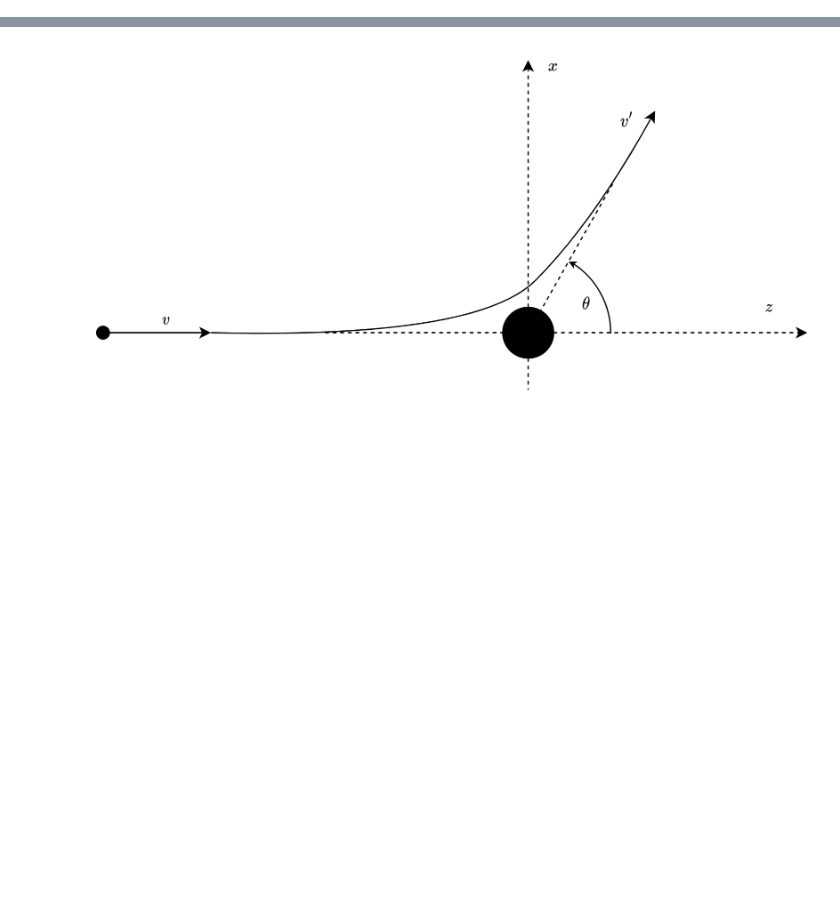
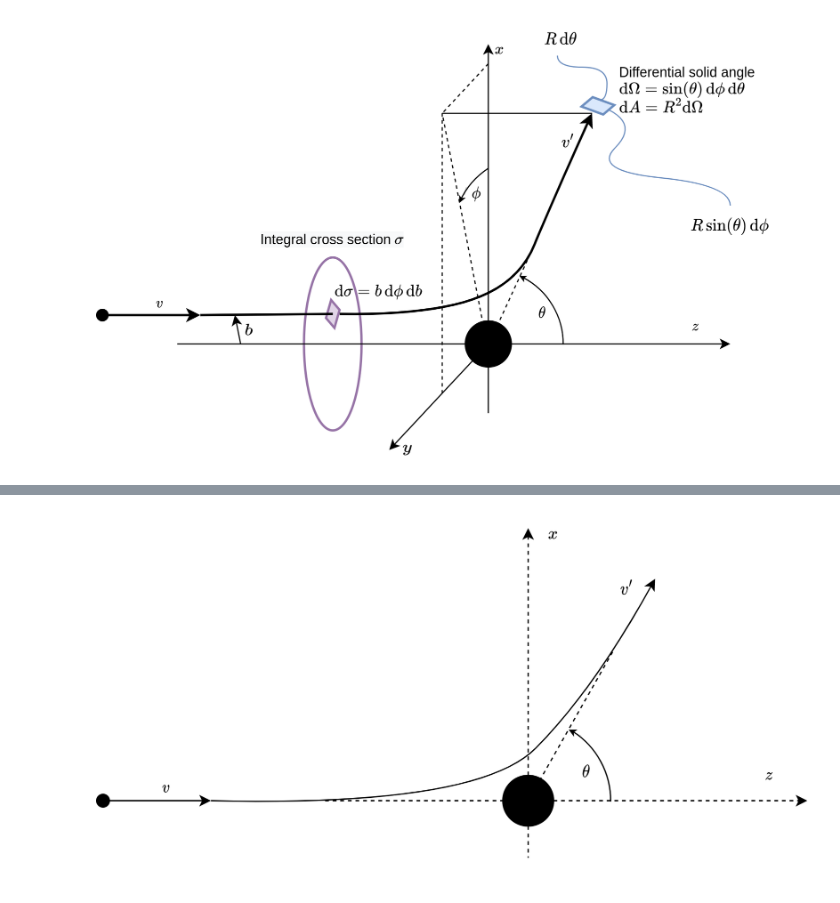
Before and after one commit to GinkoBalboa/parfis, a Jupyter notebook: doc/sphinx/source/physics_files/scattering_after_collision.ipynb, the cells around one changed output, grey strips where cells are left out. Drawn from its saved outputs; the diff is of its cells as text; code cells hidden in the pictures; blank space fills up the shorter version.

Commit message:
Working on differential scattering

```diff
--- a/doc/sphinx/source/physics_files/scattering_after_collision.ipynb
+++ b/doc/sphinx/source/physics_files/scattering_after_collision.ipynb
@@ -83,0 +28,5 @@ in the range $(\theta, \theta+d\theta)$ is:
+# %%
+from IPython.display import Image
+Image(filename='./scattering_differential.png')
+# %% [output]
+[figure, added]
```
Also changed, not shown: parts of 2 cells of this notebook, 3 other files.
